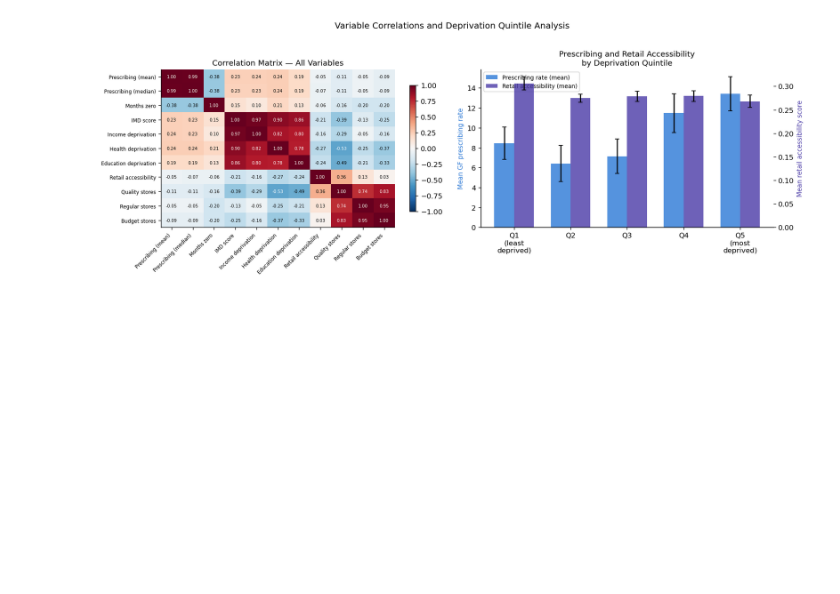
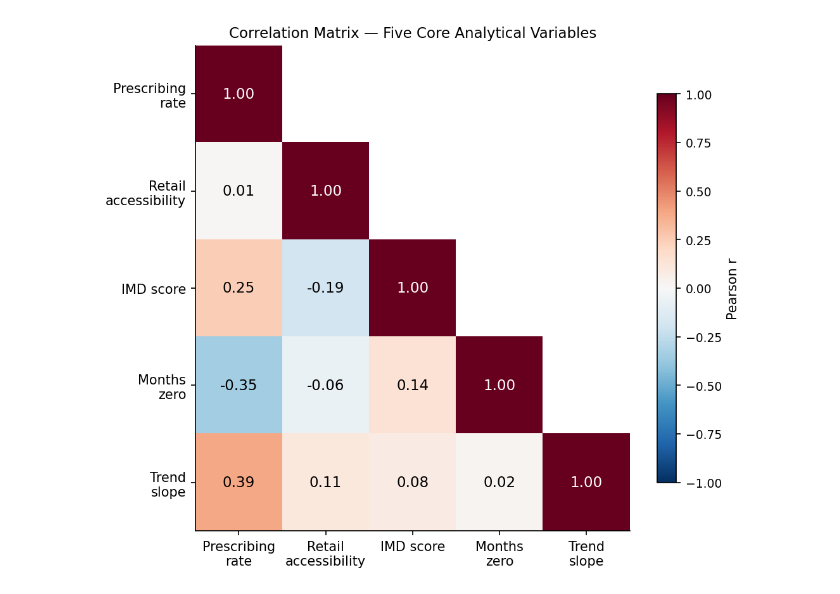
Before and after one commit to namraasghar/gluten-free-spatial-inequality, a Jupyter notebook: notebooks/02_EDA.ipynb, the cells around one changed output. Cells and saved outputs as stored; diff of their text form; code cells hidden in the pictures; blank space fills up the shorter version.

Commit message:
EDA complete: 13 figures across 5 sections, axis-by-axis structure following Rudkin guidance

```diff
--- a/notebooks/02_EDA.ipynb
+++ b/notebooks/02_EDA.ipynb
@@ -310,85 +479,39 @@ BOTTOM 10 AREAS — Prescribing Rate (near-zero provision):
 # %%
-fig, axes = plt.subplots(1, 2, figsize=(14, 5))
+fig, ax = plt.subplots(figsize=(7, 6))
 
-# 1. Correlation heatmap of all numeric variables
-corr_vars = ['prescribing_rate_mean', 'prescribing_rate_median',
-             'months_zero', 'imd_score_mean', 'income_score_mean',
-             'health_score_mean', 'education_score_mean',
-             'retail_accessibility_score', 'quality_stores',
-             'regular_stores', 'budget_stores']
-
-corr_labels = ['Prescribing (mean)', 'Prescribing (median)',
-               'Months zero', 'IMD score', 'Income deprivation',
-               'Health deprivation', 'Education deprivation',
-               'Retail accessibility', 'Quality stores',
-               'Regular stores', 'Budget stores']
+corr_vars = ['prescribing_rate_recent', 'retail_accessibility_score',
+             'imd_score_weighted', 'months_zero', 'trend_slope']
+corr_labels = ['Prescribing\nrate', 'Retail\naccessibility',
+               'IMD score', 'Months\nzero', 'Trend\nslope']
 
 corr_matrix = df[corr_vars].corr()
 corr_matrix.index = corr_labels
 corr_matrix.columns = corr_labels
 
+# Mask upper triangle
 mask = np.triu(np.ones_like(corr_matrix, dtype=bool), k=1)
-im = axes[0].imshow(corr_matrix, cmap='RdBu_r', vmin=-1, vmax=1, aspect='auto')
-plt.colorbar(im, ax=axes[0], shrink=0.8)
+corr_masked = corr_matrix.copy()
+corr_masked[mask] = np.nan
 
-axes[0].set_xticks(range(len(corr_labels)))
-axes[0].set_yticks(range(len(corr_labels)))
-axes[0].set_xticklabels(corr_labels, rotation=45, ha='right', fontsize=7)
-axes[0].set_yticklabels(corr_labels, fontsize=7)
+im = ax.imshow(corr_masked, cmap='RdBu_r', vmin=-1, vmax=1, aspect='auto')
+plt.colorbar(im, ax=ax, shrink=0.8, label='Pearson r')
 
-for i in range(len(corr_labels)):
-    for j in range(len(corr_labels)):
-        val = corr_matrix.iloc[i, j]
-        axes[0].text(j, i, f'{val:.2f}', ha='center', va='center',
-                    fontsize=6, color='white' if abs(val) > 0.5 else 'black')
+ax.set_xticks(range(5))
+ax.set_yticks(range(5))
+ax.set_xticklabels(corr_labels, fontsize=10)
+ax.set_yticklabels(corr_labels, fontsize=10)
 
-axes[0].set_title('Correlation Matrix — All Variables', fontsize=11)
+for i in range(5):
+    for j in range(5):
+        if not mask[i, j]:
+            val = corr_matrix.iloc[i, j]
+            ax.text(j, i, f'{val:.2f}', ha='center', va='center',
+                    fontsize=11, color='white' if abs(val) > 0.5 else 'black')
 
-# 2. Mean prescribing rate and retail accessibility by IMD quintile
-df['imd_quintile'] = pd.qcut(df['imd_score_mean'], q=5,
-                              labels=['Q1\n(least\ndeprived)', 'Q2', 'Q3', 'Q4',
-                                      'Q5\n(most\ndeprived)'])
-
-quintile_stats = df.groupby('imd_quintile', observed=True).agg(
-    presc_mean=('prescribing_rate_mean', 'mean'),
-    presc_se=('prescribing_rate_mean', 'sem'),
-    retail_mean=('retail_accessibility_score', 'mean'),
-    retail_se=('retail_accessibility_score', 'sem'),
-    months_zero_mean=('months_zero', 'mean')
-).reset_index()
-
-x = np.arange(len(quintile_stats))
-width = 0.35
-
-bars1 = axes[1].bar(x - width/2, quintile_stats['presc_mean'], width,
-                    color='#2a78d6', alpha=0.8, label='Prescribing rate (mean)',
-                    yerr=quintile_stats['presc_se'], capsize=3)
-
-ax2 = axes[1].twinx()
-bars2 = ax2.bar(x + width/2, quintile_stats['retail_mean'], width,
-                color='#4a3aa7', alpha=0.8, label='Retail accessibility (mean)',
-                yerr=quintile_stats['retail_se'], capsize=3)
-
-axes[1].set_xticks(x)
-axes[1].set_xticklabels(quintile_stats['imd_quintile'])
-axes[1].set_ylabel('Mean GF prescribing rate', color='#2a78d6', fontsize=9)
-ax2.set_ylabel('Mean retail accessibility score', color='#4a3aa7', fontsize=9)
-axes[1].set_title('Prescribing and Retail Accessibility\nby Deprivation Quintile', fontsize=11)
-
-lines1, labels1 = axes[1].get_legend_handles_labels()
-lines2, labels2 = ax2.get_legend_handles_labels()
-axes[1].legend(lines1 + lines2, labels1 + labels2, loc='upper left', fontsize=8)
-
-plt.suptitle('Variable Correlations and Deprivation Quintile Analysis',
-             fontsize=12, fontweight='500', y=1.02)
+ax.set_title('Correlation Matrix — Five Core Analytical Variables', fontsize=11)
 plt.tight_layout()
-
-plt.savefig(r'C:\Users\namra\gluten-free-spatial-inequality\outputs\figures\05_correlations_quintiles.png',
-            bbox_inches='tight', dpi=150)
+plt.savefig(f'{FIG_PATH}/EDA_04c_correlation_matrix.png', bbox_inches='tight', dpi=150)
 plt.show()
-
-print("\nMean values by IMD quintile:")
-print(quintile_stats[['imd_quintile', 'presc_mean', 'retail_mean',
-                        'months_zero_mean']].round(3).to_string())
+print("Saved.")
 # %% [output]
-[figure, old version]
+[figure, new version]
```
Also changed, not shown: parts of 31 cells of this notebook, 18 other files.
